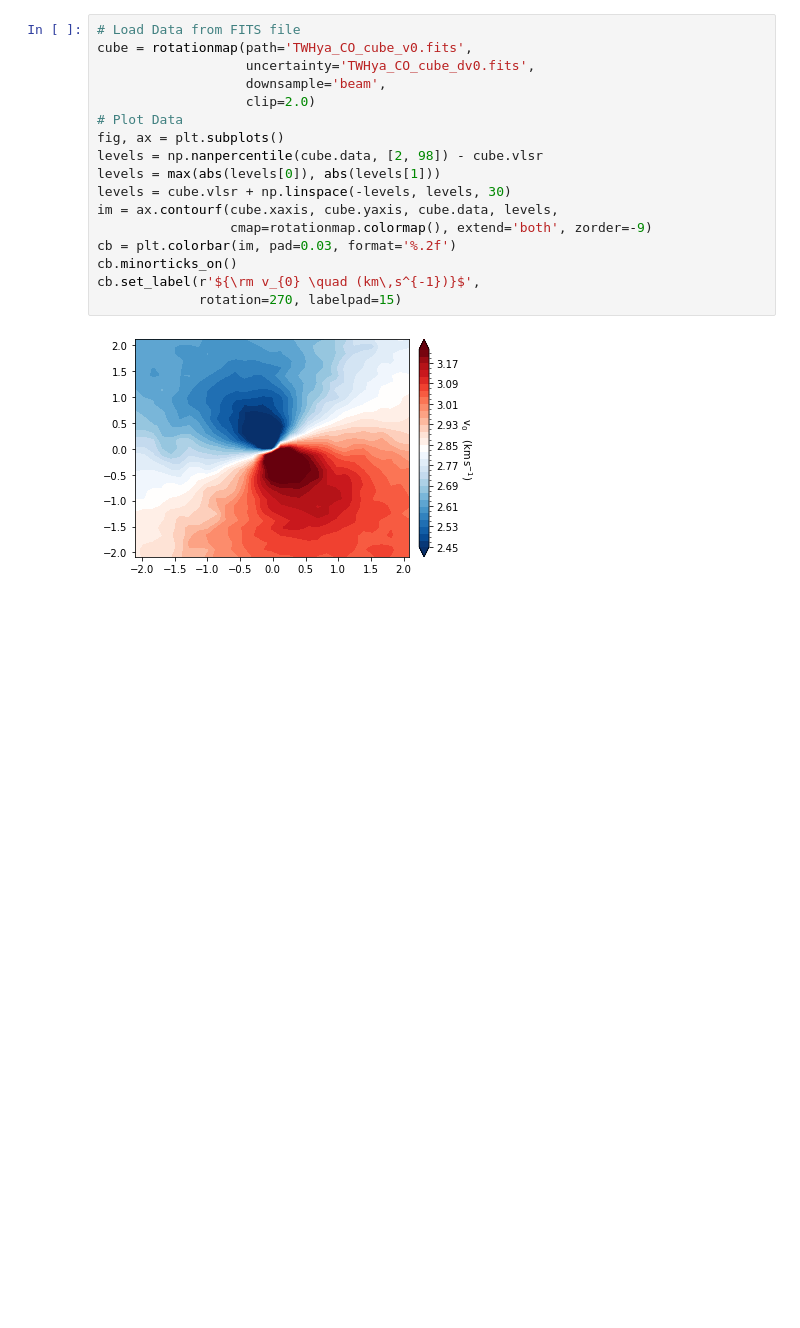
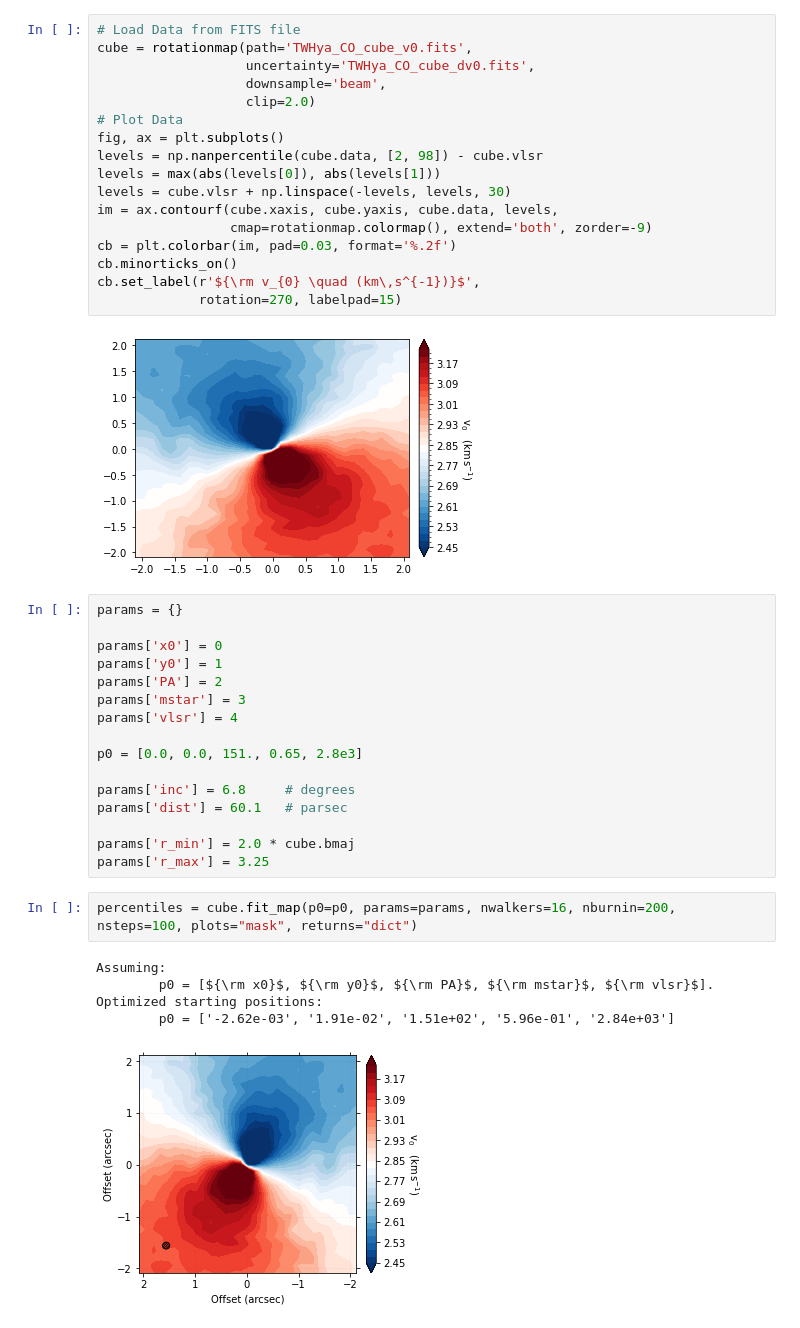
Before and after one commit to khalid-hasan/CMSC6950_Project, a Jupyter notebook: task1_fitcube_TWHya.ipynb, the cells around one changed output. Cells and saved outputs as stored; diff of their text form; blank space fills up the shorter version.

```diff
--- a/task1_fitcube_TWHya.ipynb
+++ b/task1_fitcube_TWHya.ipynb
@@ -99,3 +99,27 @@ cb.set_label(r'${\rm v_{0} \quad (km\,s^{-1})}$',
              rotation=270, labelpad=15)
 # %% [output]
 [figure]
+# %%
+params = {}
+
+params['x0'] = 0
+params['y0'] = 1
+params['PA'] = 2
+params['mstar'] = 3
+params['vlsr'] = 4
+
+p0 = [0.0, 0.0, 151., 0.65, 2.8e3]
+
+params['inc'] = 6.8     # degrees
+params['dist'] = 60.1   # parsec
+
+params['r_min'] = 2.0 * cube.bmaj
+params['r_max'] = 3.25
+# %%
+percentiles = cube.fit_map(p0=p0, params=params, nwalkers=16, nburnin=200, nsteps=100, plots="mask", returns="dict")
+# %% [output]
+Assuming:
+        p0 = [${\rm x0}$, ${\rm y0}$, ${\rm PA}$, ${\rm mstar}$, ${\rm vlsr}$].
+Optimized starting positions:
+        p0 = ['-2.62e-03', '1.91e-02', '1.51e+02', '5.96e-01', '2.84e+03']
+[figure, added]
```
Also changed, not shown: parts of 2 cells of this notebook.
